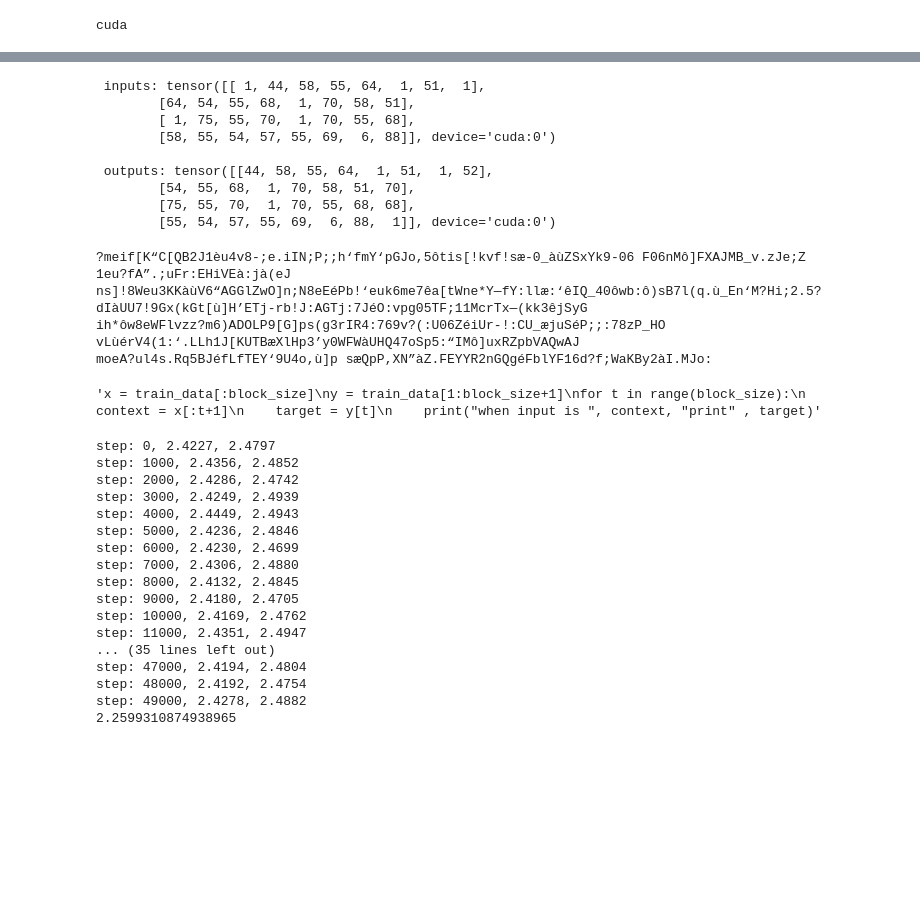
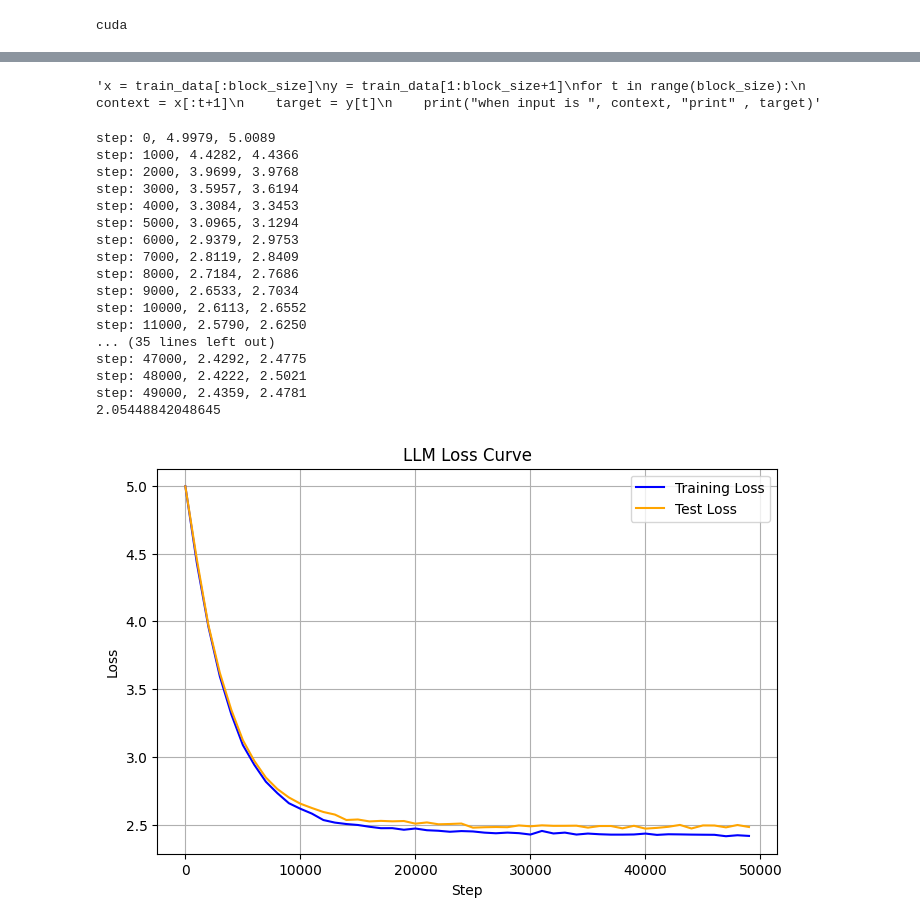
Before and after one commit to Sriramsurya02/Language-Models, a Jupyter notebook: LLM1.ipynb, the cells around one changed output, grey strips where cells are left out. Cells and saved outputs as stored; diff of their text form; code cells hidden in the pictures; blank space fills up the shorter version.

```diff
--- a/LLM1.ipynb
+++ b/LLM1.ipynb
@@ -53,18 +38,6 @@ def get_batch(split):
     return x,y
 
 x, y = get_batch("train")
-print("\n inputs:", x)
-print("\n outputs:", y)
-# %% [output]
- inputs: tensor([[ 1, 44, 58, 55, 64,  1, 51,  1],
-        [64, 54, 55, 68,  1, 70, 58, 51],
-        [ 1, 75, 55, 70,  1, 70, 55, 68],
-        [58, 55, 54, 57, 55, 69,  6, 88]], device='cuda:0')
-
- outputs: tensor([[44, 58, 55, 64,  1, 51,  1, 52],
-        [54, 55, 68,  1, 70, 58, 51, 70],
-        [75, 55, 70,  1, 70, 55, 68, 68],
-        [55, 54, 57, 55, 69,  6, 88,  1]], device='cuda:0')
 # %%
 def evaluate_loss():
     out = {}
@@ -110,17 +83,6 @@ class BiGramLM(nn.Module):
 
 model = BiGramLM(vocab_size)
 m = model.to(device)
-
-context = torch.zeros((1,1), dtype = torch.long, device = device)
-gen_chars = decode(m.generate(context, max_new_tokens = 500)[0].tolist())
-print(gen_chars)
-# %% [output]
-?meif[K﻿“C[QB2J1èu4v8-﻿;e.iIN﻿;P;;﻿h‘fmY‘pGJo,5ôtis[!kvf!sæ-0_àùZSxYk9-06 F06nMô]FXAJMB_v.zJe;Z
-1eu?fA”.;uFr:EHiVEà:jà(eJ
-ns]!8Weu3KKàùV6“AGGlZwO]n;N8eEéP﻿b!‘euk6me7êa[tWne*Y—f﻿Y:llæ:‘êIQ_40ôwb:ô)sB7l(q.ù_En‘M?Hi;2.5?dIàUU7!9Gx(kGt[ù]H’ETj-r﻿b!J:AGTj:7JéO:vpg05TF;11McrTx—(kk3êjSyG
-ih*ôw8eWFlvzz?m6)ADOLP9[G]ps(g3rIR4:769v?(:U06ZéiUr-!:CU_æjuSéP;;:78zP_HO
-vLùérV4(1:‘.LLh1J[KUTBæXlHp3’y0WFWàUHQ47oSp5:“IMô]uxRZpbVAQwAJ
-moe﻿A?ul4s.Rq5BJéfLfTEY‘9U4o,ù]p sæQpP,XN”àZ.FEY﻿YR2nGQgéFblYF16d?f;WaKBy2àI.MJo:
 # %%
 """x = train_data[:block_size]
 y = train_data[1:block_size+1]
@@ -132,37 +94,53 @@ for t in range(block_size):
 'x = train_data[:block_size]\ny = train_data[1:block_size+1]\nfor t in range(block_size):\n    context = x[:t+1]\n    target = y[t]\n    print("when input is ", context, "print" , target)'
 # %%
 optimizer = torch.optim.AdamW(model.parameters(), lr = learning_rate)
-
+step = []
+train_loss = []
+test_loss = []
 for iter in range(max_iters):
 
     if iter % eval_iters == 0 :
         print(f"step: {iter}, {evaluate_loss()["train"]:.4f}, {evaluate_loss()["test"]:.4f}")
+        step.append(iter)
+        train_loss.append(evaluate_loss()["train"])
+        test_loss.append(evaluate_loss()["test"])
+
     xb, yb = get_batch("train")
 
     logits, loss = model.forward(xb, yb)
     optimizer.zero_grad(set_to_none = True)
     loss.backward()
     optimizer.step()
 
 print(loss.item())
+plt.figure(figsize=(8, 5))
+plt.plot(step, train_loss, label='Training Loss', color='blue')
+plt.plot(step, test_loss, label='Test Loss', color='orange')
+plt.xlabel('Step')
+plt.ylabel('Loss')
+plt.title('LLM Loss Curve')
+plt.legend()
+plt.grid(True)
+plt.show()
 # %% [output]
-step: 0, 2.4227, 2.4797
-step: 1000, 2.4356, 2.4852
-step: 2000, 2.4286, 2.4742
-step: 3000, 2.4249, 2.4939
-step: 4000, 2.4449, 2.4943
-step: 5000, 2.4236, 2.4846
-step: 6000, 2.4230, 2.4699
-step: 7000, 2.4306, 2.4880
-step: 8000, 2.4132, 2.4845
-step: 9000, 2.4180, 2.4705
-step: 10000, 2.4169, 2.4762
-step: 11000, 2.4351, 2.4947
+step: 0, 4.9979, 5.0089
+step: 1000, 4.4282, 4.4366
+step: 2000, 3.9699, 3.9768
+step: 3000, 3.5957, 3.6194
+step: 4000, 3.3084, 3.3453
+step: 5000, 3.0965, 3.1294
+step: 6000, 2.9379, 2.9753
+step: 7000, 2.8119, 2.8409
+step: 8000, 2.7184, 2.7686
+step: 9000, 2.6533, 2.7034
+step: 10000, 2.6113, 2.6552
+step: 11000, 2.5790, 2.6250
 ... (35 lines left out)
-step: 47000, 2.4194, 2.4804
-step: 48000, 2.4192, 2.4754
-step: 49000, 2.4278, 2.4882
-2.2599310874938965
+step: 47000, 2.4292, 2.4775
+step: 48000, 2.4222, 2.5021
+step: 49000, 2.4359, 2.4781
+2.05448842048645
+[figure, added]
 # %%
 context = torch.zeros((1,1), dtype = torch.long, device = device)
 gen_chars = decode(m.generate(context, max_new_tokens = 1000)[0].tolist())
```
Also changed, not shown: parts of 5 cells of this notebook.
